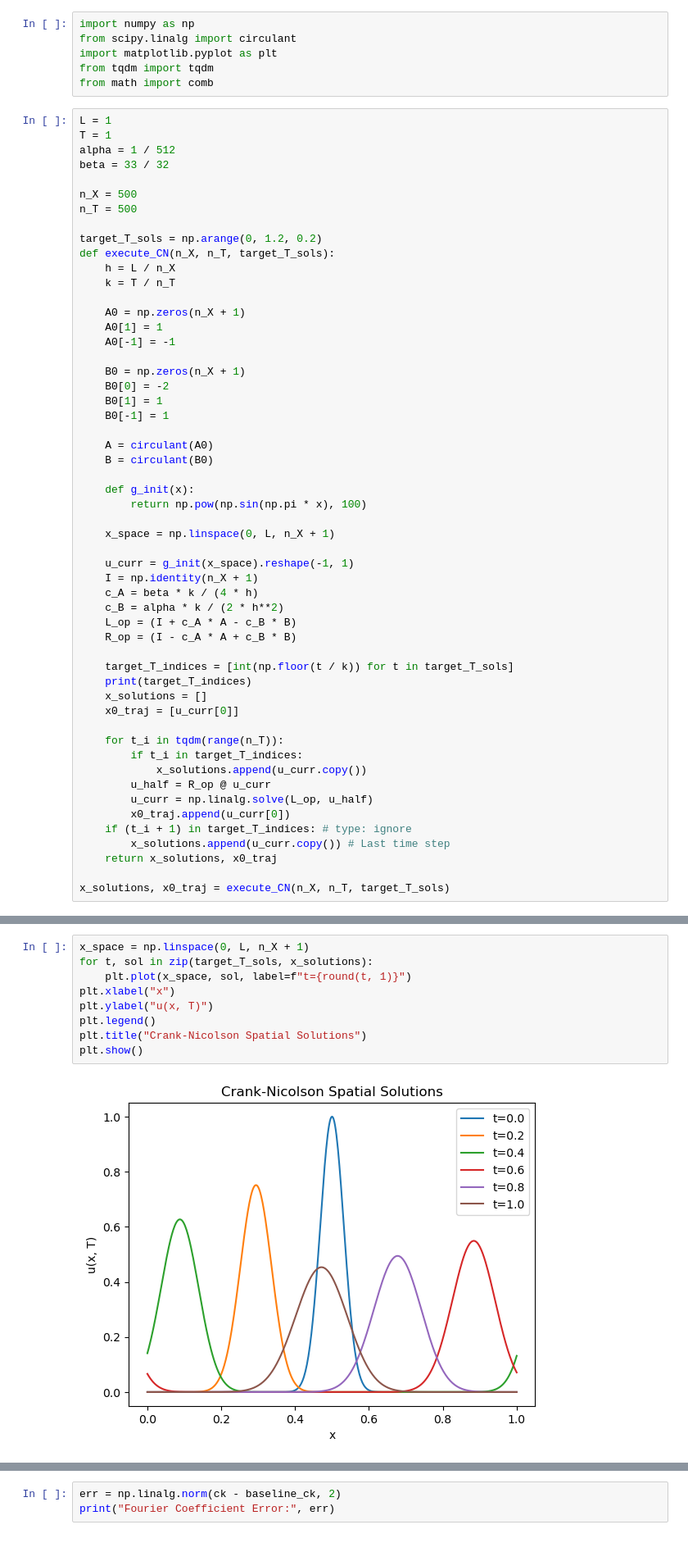
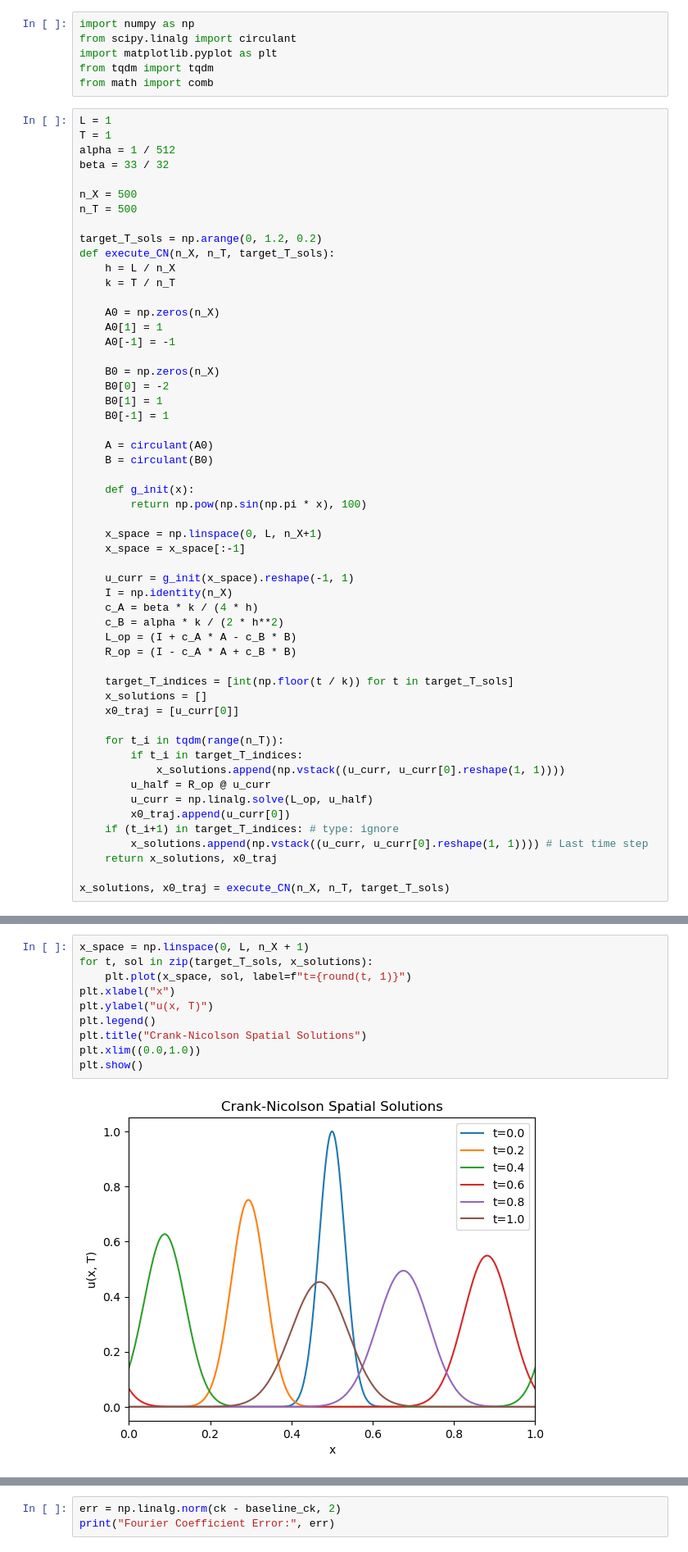
Before and after one commit to shainotshy1/Math228B, a Jupyter notebook: HW2/hw02.ipynb, the cells around one changed output, grey strips where cells are left out. Shown at 82% size. Cells and saved outputs as stored; diff of their text form.

```diff
--- a/HW2/hw02.ipynb
+++ b/HW2/hw02.ipynb
@@ -18,11 +18,11 @@ def execute_CN(n_X, n_T, target_T_sols):
     h = L / n_X
     k = T / n_T
 
-    A0 = np.zeros(n_X + 1)
+    A0 = np.zeros(n_X)
     A0[1] = 1
     A0[-1] = -1
 
-    B0 = np.zeros(n_X + 1)
+    B0 = np.zeros(n_X)
     B0[0] = -2
     B0[1] = 1
     B0[-1] = 1
@@ -33,28 +33,28 @@ def execute_CN(n_X, n_T, target_T_sols):
     def g_init(x):
         return np.pow(np.sin(np.pi * x), 100)
 
-    x_space = np.linspace(0, L, n_X + 1)
+    x_space = np.linspace(0, L, n_X+1)
+    x_space = x_space[:-1]
 
     u_curr = g_init(x_space).reshape(-1, 1)
-    I = np.identity(n_X + 1)
+    I = np.identity(n_X)
     c_A = beta * k / (4 * h)
     c_B = alpha * k / (2 * h**2)
     L_op = (I + c_A * A - c_B * B)
     R_op = (I - c_A * A + c_B * B)
 
     target_T_indices = [int(np.floor(t / k)) for t in target_T_sols]
-    print(target_T_indices)
     x_solutions = []
     x0_traj = [u_curr[0]]
 
     for t_i in tqdm(range(n_T)):
         if t_i in target_T_indices:
-            x_solutions.append(u_curr.copy())
+            x_solutions.append(np.vstack((u_curr, u_curr[0].reshape(1, 1))))
         u_half = R_op @ u_curr
         u_curr = np.linalg.solve(L_op, u_half)
         x0_traj.append(u_curr[0])
-    if (t_i + 1) in target_T_indices: # type: ignore
-        x_solutions.append(u_curr.copy()) # Last time step
+    if (t_i+1) in target_T_indices: # type: ignore
+        x_solutions.append(np.vstack((u_curr, u_curr[0].reshape(1, 1)))) # Last time step
     return x_solutions, x0_traj
 
 x_solutions, x0_traj = execute_CN(n_X, n_T, target_T_sols)
@@ -63,14 +61,15 @@ x_solutions, x0_traj = execute_CN(n_X, n_T, target_T_sols)
 # %%
 x_space = np.linspace(0, L, n_X + 1)
 for t, sol in zip(target_T_sols, x_solutions):
     plt.plot(x_space, sol, label=f"t={round(t, 1)}")
 plt.xlabel("x")
 plt.ylabel("u(x, T)")
 plt.legend()
 plt.title("Crank-Nicolson Spatial Solutions")
+plt.xlim((0.0,1.0))
 plt.show()
 # %% [output]
-[figure, old version]
+[figure, new version]
 # %%
 t_space = np.linspace(0, T, n_T + 1)
 plt.plot(t_space, x0_traj)
```
Also changed, not shown: parts of 6 cells of this notebook, 6 other files.
